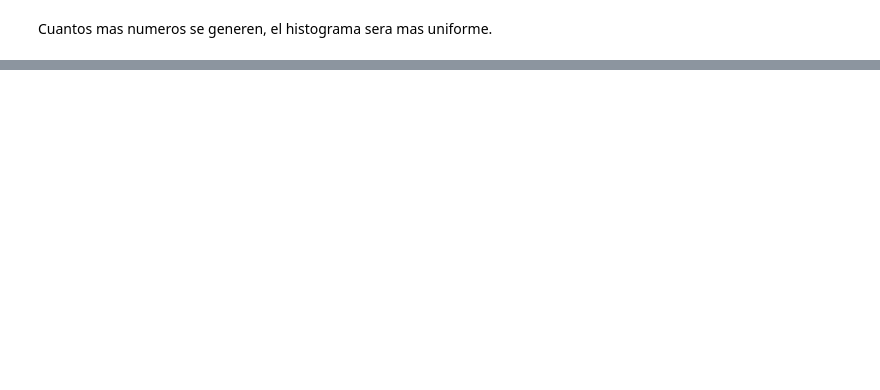
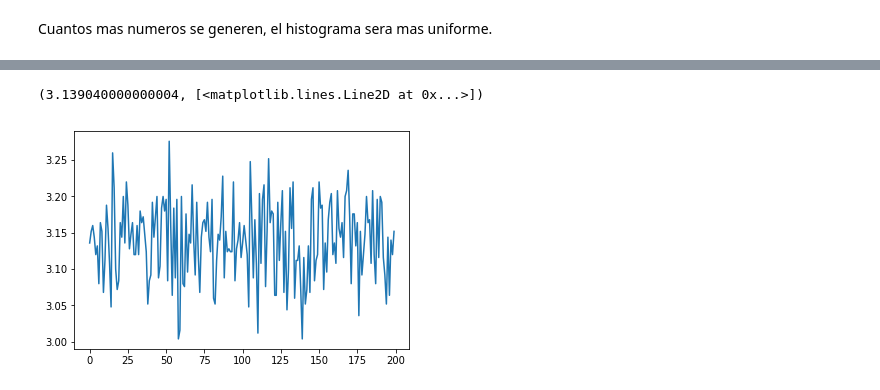
Before and after one commit to 00KuX/notebook-de-machine-learning, a Jupyter notebook: probabilidad y estadistica.ipynb, the cells around one changed output, grey strips where cells are left out. Cells and saved outputs as stored; diff of their text form; code cells hidden in the pictures; blank space fills up the shorter version.

Commit message:
"Metodo de Montecarlo para aproximar a PI"

```diff
--- a/probabilidad y estadistica.ipynb
+++ b/probabilidad y estadistica.ipynb
@@ -25,0 +57,26 @@ Cuantos mas numeros se generen, el histograma sera mas uniforme.
+# %%
+def pi_montecarlo(n, n_experimentos): #  n: Es el numero de puntos que deseo generar para el experimento
+    pi_avg = 0
+    pi_value_list = []
+    for i in range(n_experimentos):
+        value = 0
+        x = np.random.uniform(0,1,n).tolist()
+        y = np.random.uniform(0,1,n).tolist()
+        for j in range(n):
+            z = np.sqrt(x[j]**2 + y[j]**2)
+            if z<=1:
+                value += 1
+        float_value = float(value)
+        pi_value = float_value * 4 / n
+        pi_value_list.append(pi_value)
+        pi_avg += pi_value
+
+    pi = pi_avg/n_experimentos
+
+    fig = plt.plot(pi_value_list)
+    return (pi, fig)
+# %%
+pi_montecarlo(1000, 200)
+# %% [output]
+(3.139040000000004, [<matplotlib.lines.Line2D at 0x...>])
+[figure, added]
```
Also changed, not shown: parts of 8 cells of this notebook.
